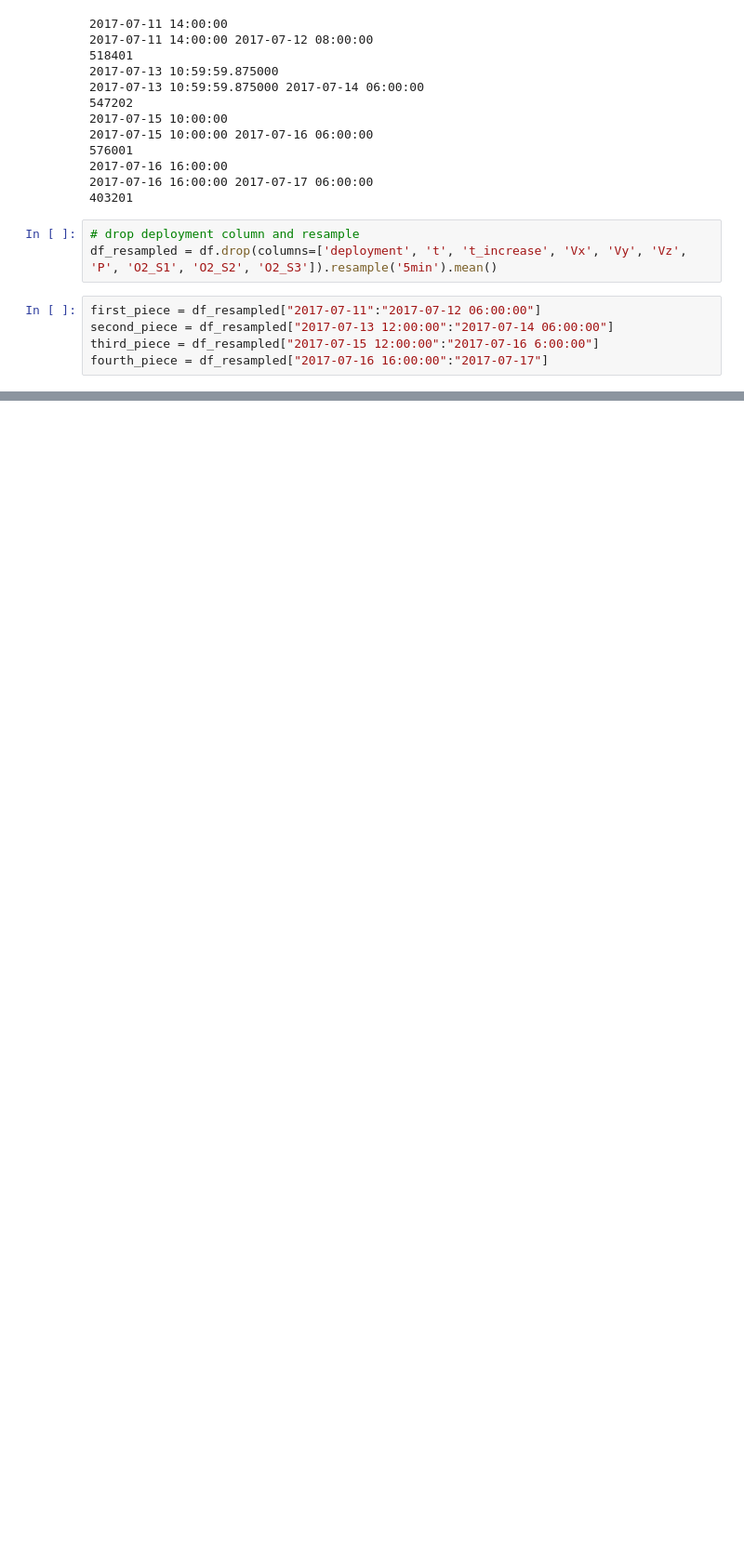
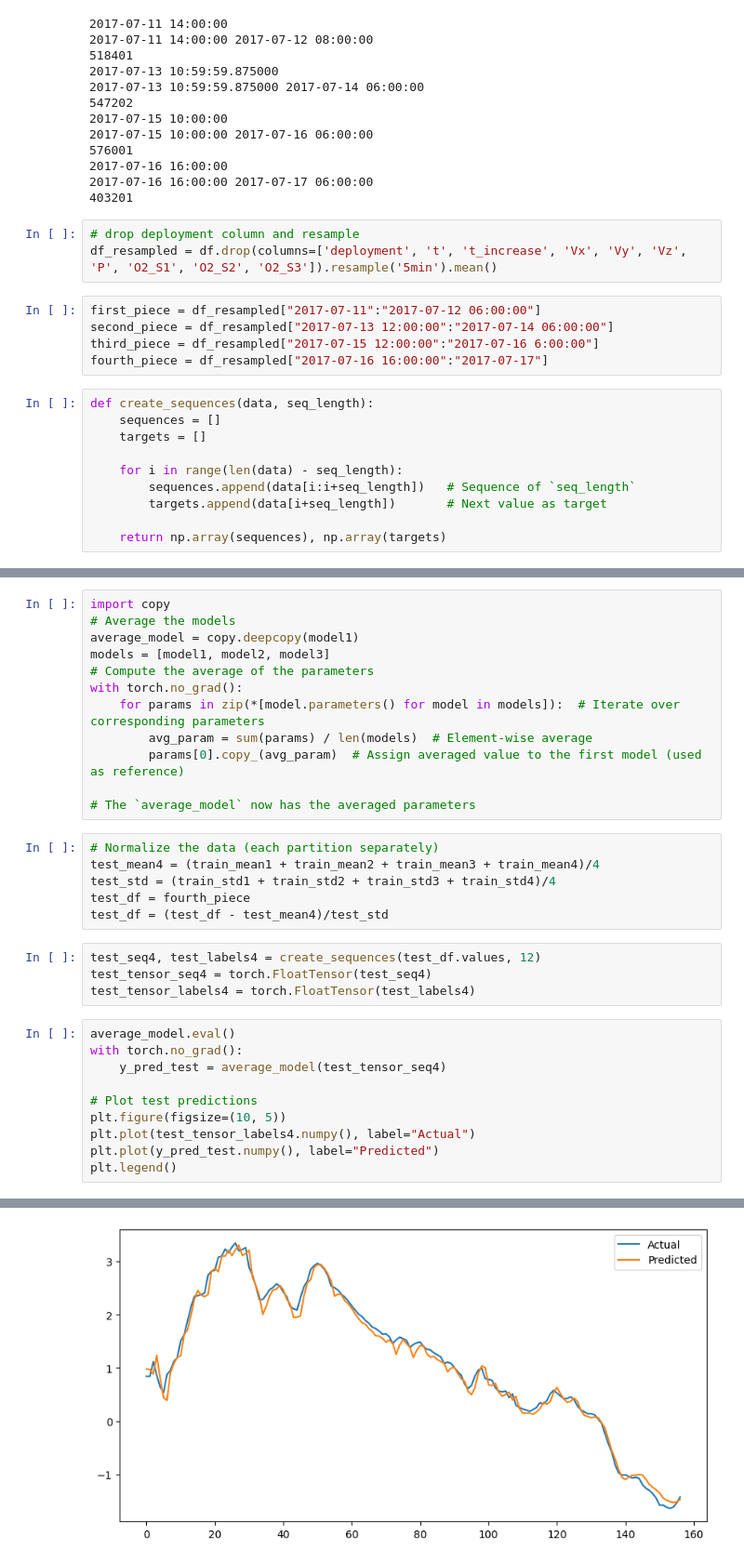
Before and after one commit to rzv09/smores_proj, a Jupyter notebook: src/model_avg.ipynb, the cells around one changed output, grey strips where cells are left out. Shown: that part at 93% size. Drawn from its saved outputs; the diff is of its cells as text; blank space fills up the shorter version.

Commit message:
added model averaging like in FL

```diff
--- a/src/model_avg.ipynb
+++ b/src/model_avg.ipynb
@@ -79,4 +79,14 @@ first_piece = df_resampled["2017-07-11":"2017-07-12 06:00:00"]
 second_piece = df_resampled["2017-07-13 12:00:00":"2017-07-14 06:00:00"]
 third_piece = df_resampled["2017-07-15 12:00:00":"2017-07-16 6:00:00"]
 fourth_piece = df_resampled["2017-07-16 16:00:00":"2017-07-17"]
+# %%
+def create_sequences(data, seq_length):
+    sequences = []
+    targets = []
+
+    for i in range(len(data) - seq_length):
+        sequences.append(data[i:i+seq_length])   # Sequence of `seq_length`
+        targets.append(data[i+seq_length])       # Next value as target
+
+    return np.array(sequences), np.array(targets)
 # %%
@@ -97,0 +337,33 @@ test_df1 = (test_df1 - train_mean1) / train_std1
+# %%
+import copy
+# Average the models
+average_model = copy.deepcopy(model1)
+models = [model1, model2, model3]
+# Compute the average of the parameters
+with torch.no_grad():
+    for params in zip(*[model.parameters() for model in models]):  # Iterate over corresponding parameters
+        avg_param = sum(params) / len(models)  # Element-wise average
+        params[0].copy_(avg_param)  # Assign averaged value to the first model (used as reference)
+
+# The `average_model` now has the averaged parameters
+# %%
+# Normalize the data (each partition separately)
+test_mean4 = (train_mean1 + train_mean2 + train_mean3 + train_mean4)/4
+test_std = (train_std1 + train_std2 + train_std3 + train_std4)/4
+test_df = fourth_piece
+test_df = (test_df - test_mean4)/test_std
+# %%
+test_seq4, test_labels4 = create_sequences(test_df.values, 12)
+test_tensor_seq4 = torch.FloatTensor(test_seq4)
+test_tensor_labels4 = torch.FloatTensor(test_labels4)
+# %%
+average_model.eval()
+with torch.no_grad():
+    y_pred_test = average_model(test_tensor_seq4)
+
+# Plot test predictions
+plt.figure(figsize=(10, 5))
+plt.plot(test_tensor_labels4.numpy(), label="Actual")
+plt.plot(y_pred_test.numpy(), label="Predicted")
+plt.legend()
+# %% [output]
@@ -97,0 +371 @@ test_df1 = (test_df1 - train_mean1) / train_std1
+[figure, added]
```
Also changed, not shown: parts of 10 cells of this notebook.
